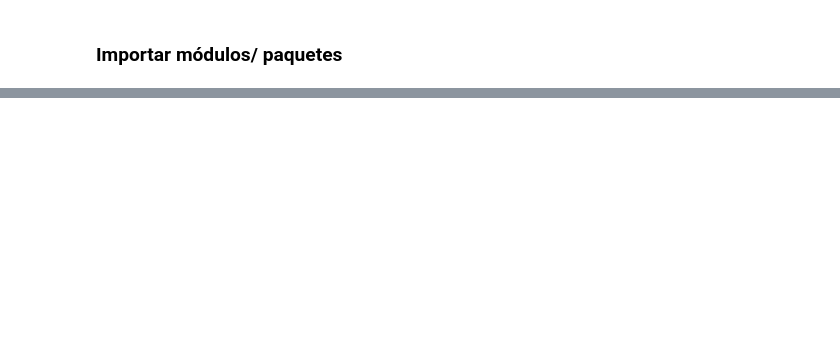
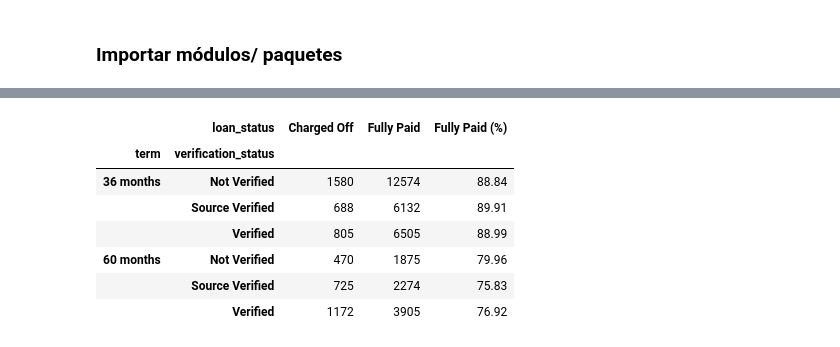
Before and after one commit to OPALO-ESTADISTICA/Aprendizaje-automatico, a Jupyter notebook: Regresión logística.ipynb, the cells around one changed output, grey strips where cells are left out. Cells and saved outputs as stored; diff of their text form; code cells hidden in the pictures; blank space fills up the shorter version.

```diff
--- a/Regresión logística.ipynb
+++ b/Regresión logística.ipynb
@@ -138,0 +177,11 @@ plt.show()
+# %%
+get_ct_stra(df.term)  # Estratificación con el término del préstamo
+# %% [output]
+|  | loan_status | Charged Off | Fully Paid | Fully Paid (%) |
+| term | verification_status |  |  |  |
+| 36 months | Not Verified | 1580 | 12574 | 88.84 |
+|  | Source Verified | 688 | 6132 | 89.91 |
+|  | Verified | 805 | 6505 | 88.99 |
+| 60 months | Not Verified | 470 | 1875 | 79.96 |
+|  | Source Verified | 725 | 2274 | 75.83 |
+|  | Verified | 1172 | 3905 | 76.92 |
```
Also changed, not shown: parts of 83 cells of this notebook, 7 other files.
